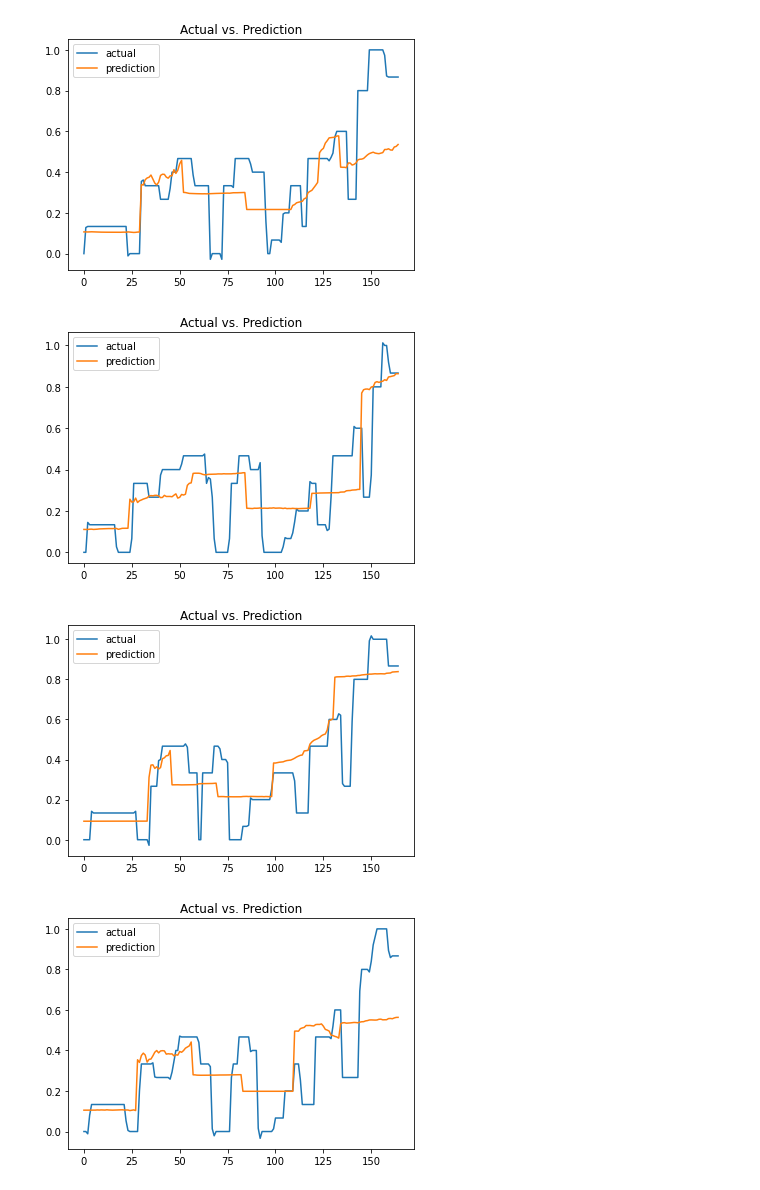
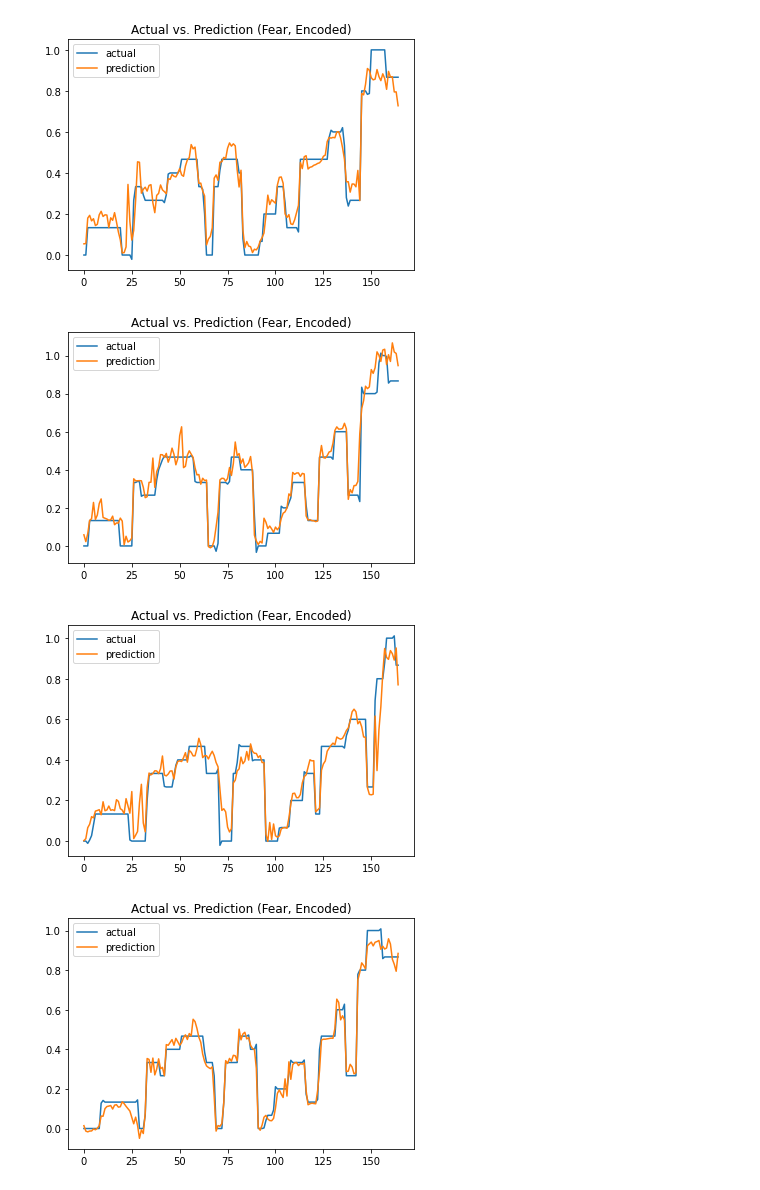
Before and after one commit to Qapples/BCI_emotion_prediction, a Jupyter notebook: brainwave_emotion_prediction.ipynb, the cells around one changed output. Cells and saved outputs as stored; diff of their text form; code cells hidden in the pictures.

Commit message:
Clarify graph titles

```diff
--- a/brainwave_emotion_prediction.ipynb
+++ b/brainwave_emotion_prediction.ipynb
@@ -22,7 +22,7 @@ bci_channel_count = 11
 
 #settings
 data_name = "Fear"
-use_bci_features = False
+use_bci_features = True
 # %%
 #load bci feature and questoinnaire data from matlab files
 def flatten_bci_feature_data(raw_data, num_features):
@@ -147,7 +147,7 @@ for train, test in kFold.split(x, y):
 
   fold_results_fig = plt.figure()
   ax = fold_results_fig.add_axes([0.1,0.1,0.8,0.8])
-  ax.set_title("Actual vs. Prediction")
+  ax.set_title(f"Actual vs. Prediction ({data_name}, {'Encoded' if use_bci_features else 'Raw'})")
 
   ax.plot(np.arange(y[test].shape[0]), y[test], label="actual")
   ax.plot(np.arange(test_pred.shape[0]), test_pred, label="prediction")
@@ -186,4 +186,4 @@ IndexError: list index out of range
-[figure, old version]
+[figure, new version]
-[figure, old version]
+[figure, new version]
-[figure, old version]
+[figure, new version]
-[figure, old version]
+[figure, new version]
```
Also changed, not shown: parts of 1 cell of this notebook.
